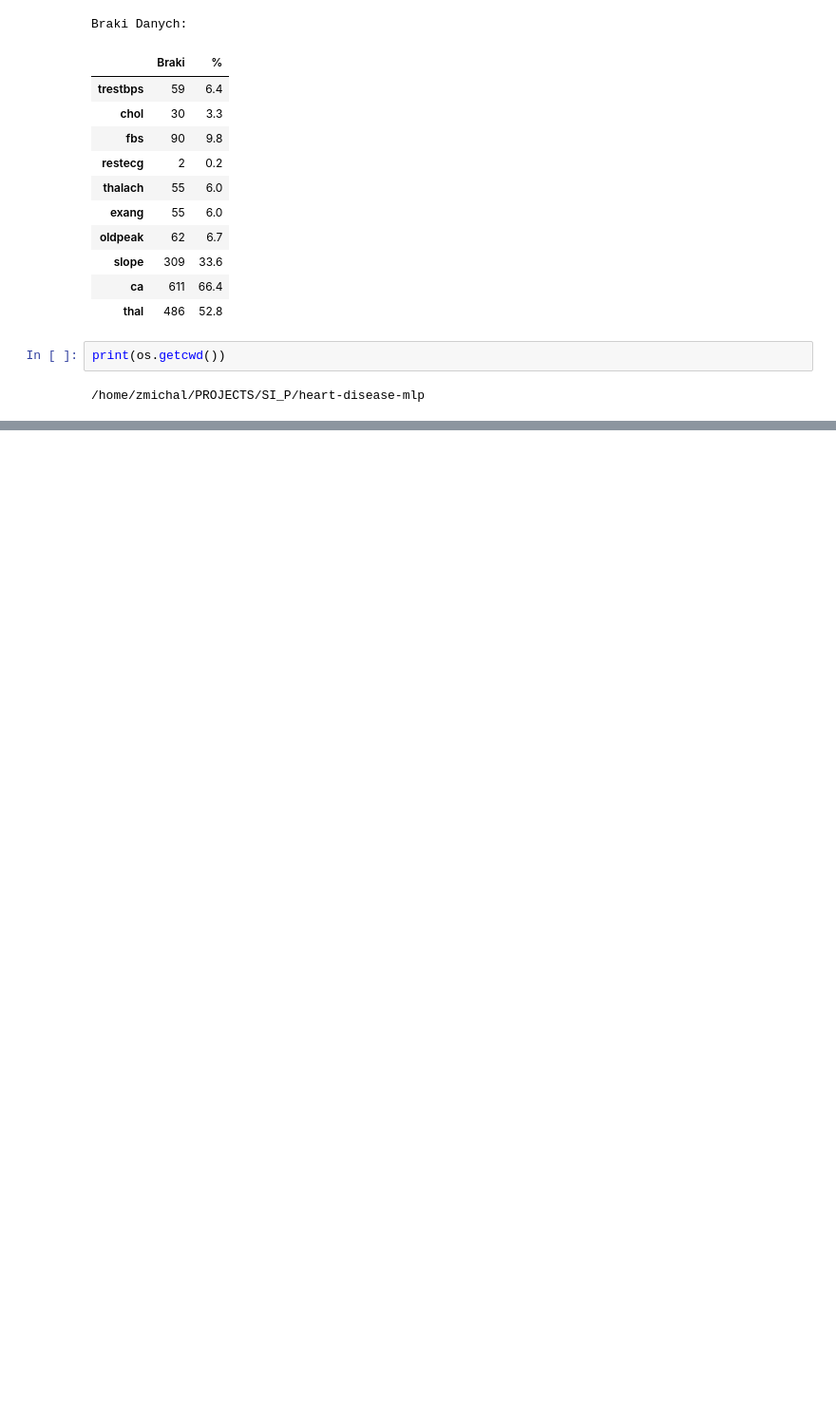
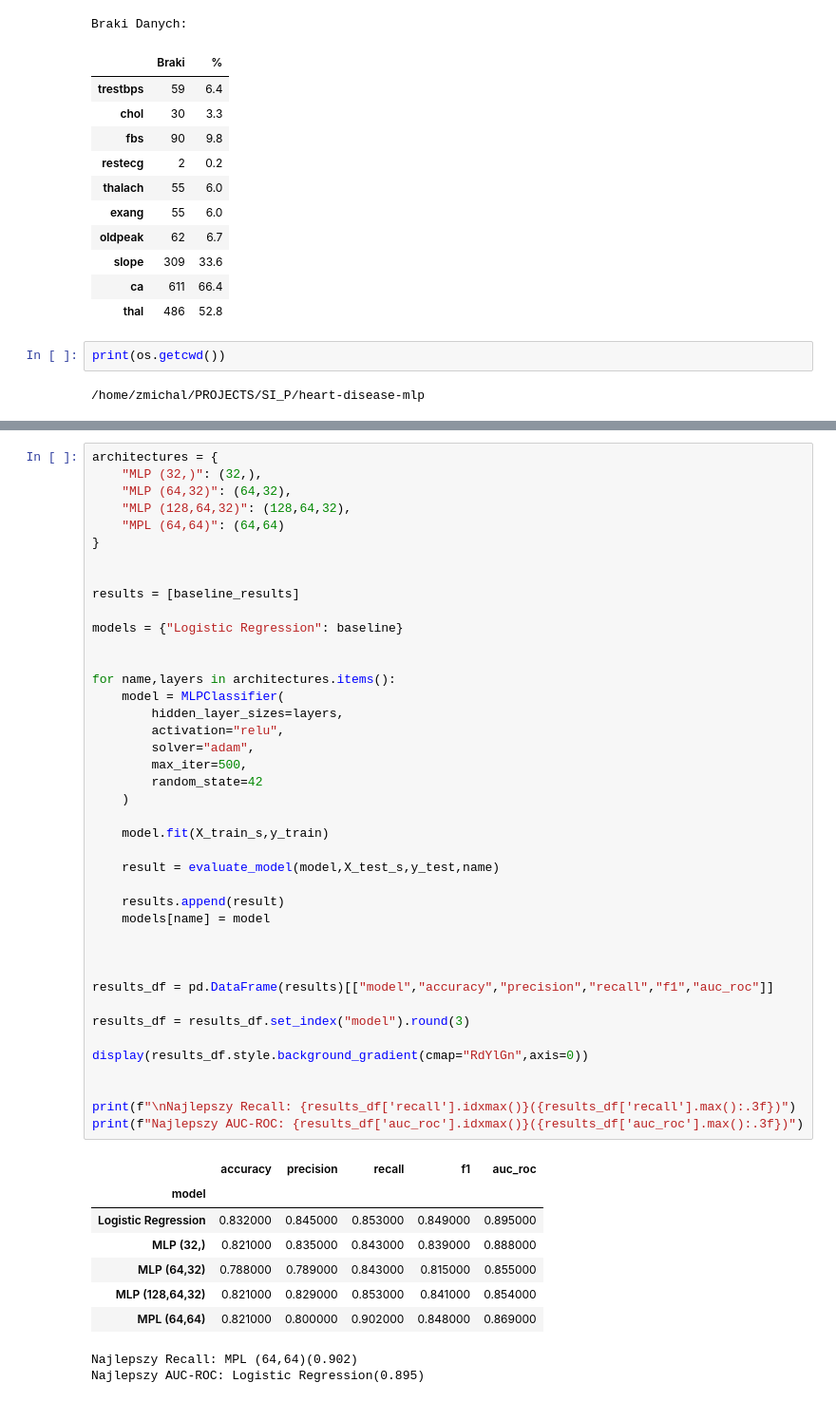
Before and after one commit to jordanxoo/heart-disease-mlp, a Jupyter notebook: notebook.ipynb, the cells around one changed output, grey strips where cells are left out. Shown at 95% size. Drawn from its saved outputs; the diff is of its cells as text; blank space fills up the shorter version.

```diff
--- a/notebook.ipynb
+++ b/notebook.ipynb
@@ -324,0 +454,51 @@ plot_scatter_age_thalach(df)
+# %%
+architectures = {
+    "MLP (32,)": (32,),
+    "MLP (64,32)": (64,32),
+    "MLP (128,64,32)": (128,64,32),
+    "MPL (64,64)": (64,64)
+}
+
+
+results = [baseline_results]
+
+models = {"Logistic Regression": baseline}
+
+
+for name,layers in architectures.items():
+    model = MLPClassifier(
+        hidden_layer_sizes=layers,
+        activation="relu",
+        solver="adam",
+        max_iter=500,
+        random_state=42
+    )
+
+    model.fit(X_train_s,y_train)
+
+    result = evaluate_model(model,X_test_s,y_test,name)
+
+    results.append(result)
+    models[name] = model
+
+
+
+results_df = pd.DataFrame(results)[["model","accuracy","precision","recall","f1","auc_roc"]]
+
+results_df = results_df.set_index("model").round(3)
+
+display(results_df.style.background_gradient(cmap="RdYlGn",axis=0))
+
+
+print(f"\nNajlepszy Recall: {results_df['recall'].idxmax()}({results_df['recall'].max():.3f})")
+print(f"Najlepszy AUC-ROC: {results_df['auc_roc'].idxmax()}({results_df['auc_roc'].max():.3f})")
+# %% [output]
+|  | accuracy | precision | recall | f1 | auc_roc |
+| model |  |  |  |  |  |
+| Logistic Regression | 0.832000 | 0.845000 | 0.853000 | 0.849000 | 0.895000 |
+| MLP (32,) | 0.821000 | 0.835000 | 0.843000 | 0.839000 | 0.888000 |
+| MLP (64,32) | 0.788000 | 0.789000 | 0.843000 | 0.815000 | 0.855000 |
+| MLP (128,64,32) | 0.821000 | 0.829000 | 0.853000 | 0.841000 | 0.854000 |
+| MPL (64,64) | 0.821000 | 0.800000 | 0.902000 | 0.848000 | 0.869000 |
+Najlepszy Recall: MPL (64,64)(0.902)
+Najlepszy AUC-ROC: Logistic Regression(0.895)
```
Also changed, not shown: parts of 4 cells of this notebook.
